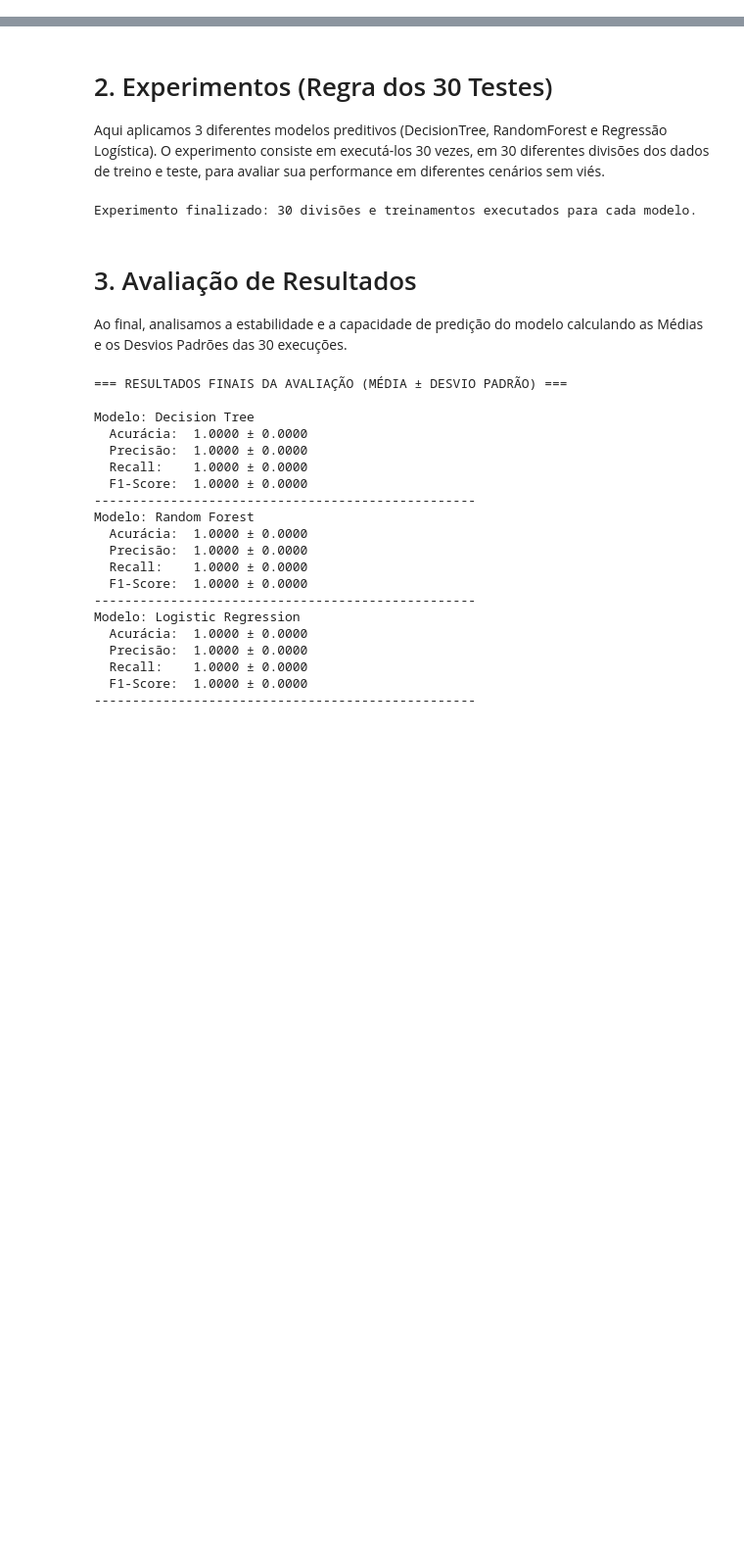
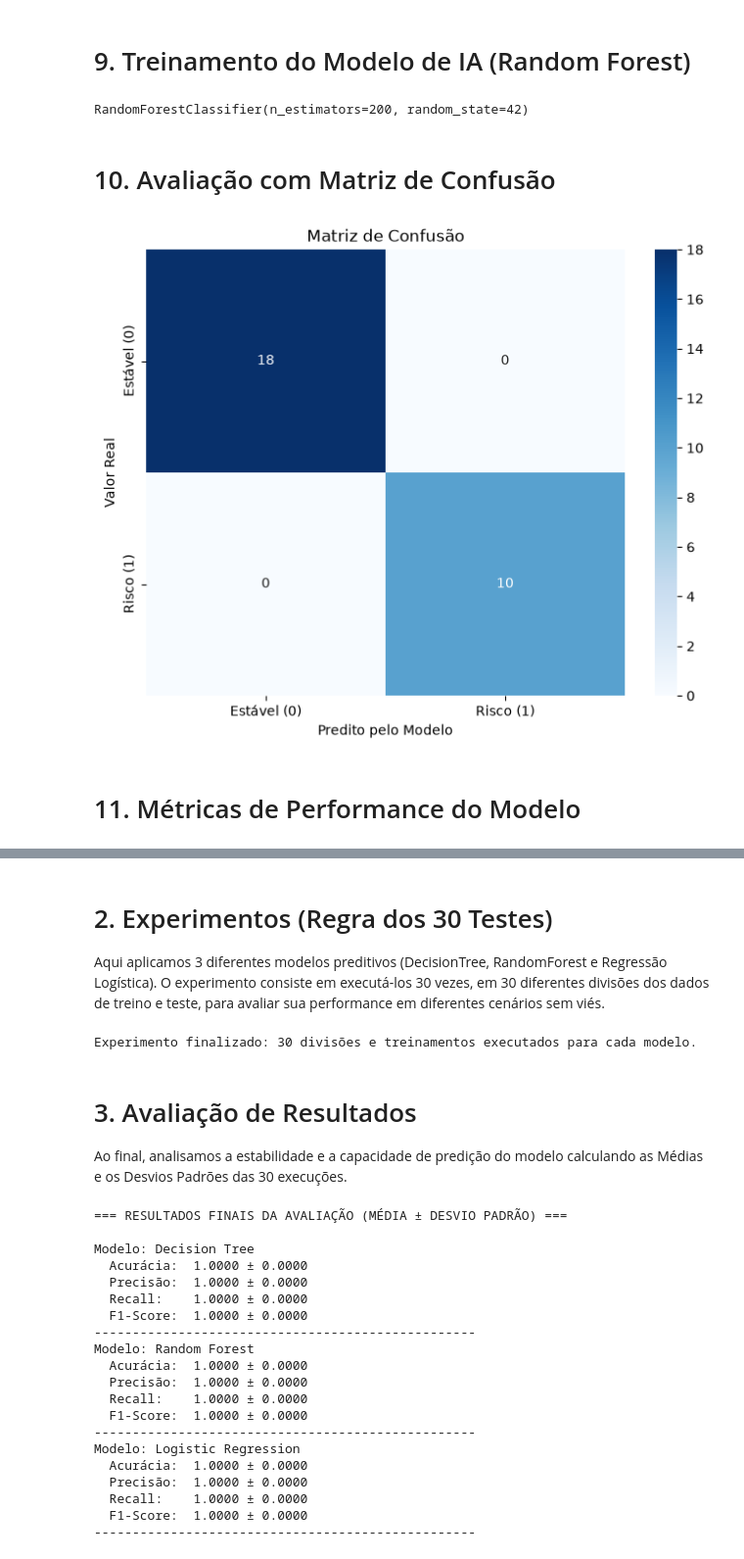
Before and after one commit to gustavomouradevbr/NextStep-Academy, a Jupyter notebook: analise_dados.ipynb, the cells around one changed output, grey strips where cells are left out. Shown at 98% size. Drawn from its saved outputs; the diff is of its cells as text; code cells hidden in the pictures; blank space fills up the shorter version.

```diff
--- a/analise_dados.ipynb
+++ b/analise_dados.ipynb
@@ -3,0 +173,46 @@ Nesta seção, realizamos a leitura dos dados, exibimos as características das
+# %% [markdown]
+# 9. Treinamento do Modelo de IA (Random Forest)
+# %%
+X_train, X_test, y_train, y_test = train_test_split(
+    X,
+    y,
+    test_size=0.2,
+    random_state=42,
+    stratify=y
+)
+
+modelo = RandomForestClassifier(
+    n_estimators=200,
+    random_state=42
+)
+
+modelo.fit(X_train, y_train)
+# %% [output]
+RandomForestClassifier(n_estimators=200, random_state=42)
+# %% [markdown]
+# 10. Avaliação com Matriz de Confusão
+# %%
+# Realizar predições no conjunto de teste
+y_pred = modelo.predict(X_test)
+
+# Gerar a matriz de confusão
+cm = confusion_matrix(y_test, y_pred)
+
+# Plotar a matriz de confusão
+plt.figure(figsize=(8, 6))
+sns.heatmap(
+    cm,
+    annot=True,
+    fmt='d',
+    cmap='Blues',
+    xticklabels=['Estável (0)', 'Risco (1)'],
+    yticklabels=['Estável (0)', 'Risco (1)']
+)
+plt.xlabel('Predito pelo Modelo')
+plt.ylabel('Valor Real')
+plt.title('Matriz de Confusão')
+plt.show()
+# %% [output]
+[figure, added]
+# %% [markdown]
+# 11. Métricas de Performance do Modelo
```
Also changed, not shown: parts of 25 cells of this notebook, 8 other files.
